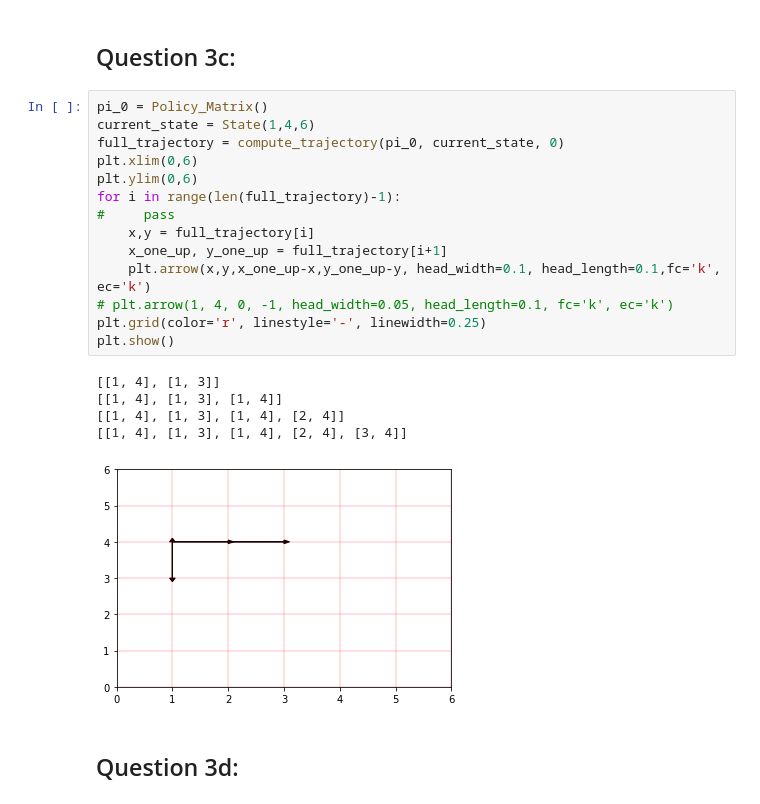
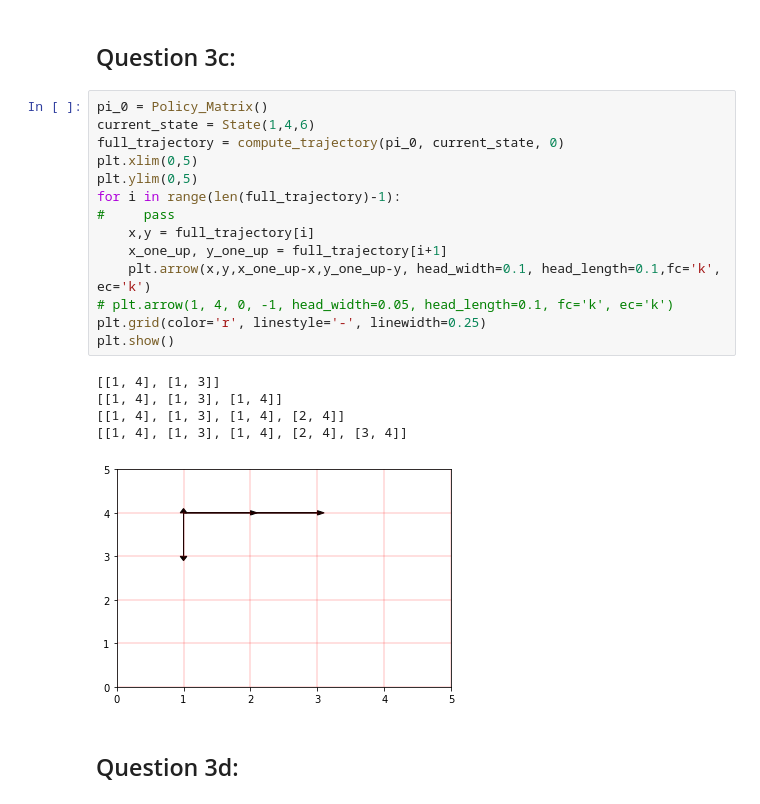
Before and after one commit to ashwinkannan94/EE209, a Jupyter notebook: PSET2/PSET2.ipynb, the cells around one changed output. Saved outputs shown, nothing was run; the diff lists cells and outputs as text.

```diff
--- a/PSET2/PSET2.ipynb
+++ b/PSET2/PSET2.ipynb
@@ -425,23 +424,23 @@ def compute_trajectory(policy, current_state, prob_of_error):
 # %%
 pi_0 = Policy_Matrix()
 current_state = State(1,4,6)
 full_trajectory = compute_trajectory(pi_0, current_state, 0)
-plt.xlim(0,6)
-plt.ylim(0,6)
+plt.xlim(0,5)
+plt.ylim(0,5)
 for i in range(len(full_trajectory)-1):
 #     pass
     x,y = full_trajectory[i]
     x_one_up, y_one_up = full_trajectory[i+1]
     plt.arrow(x,y,x_one_up-x,y_one_up-y, head_width=0.1, head_length=0.1,fc='k', ec='k')
 # plt.arrow(1, 4, 0, -1, head_width=0.05, head_length=0.1, fc='k', ec='k')
 plt.grid(color='r', linestyle='-', linewidth=0.25)
 plt.show()
 # %% [output]
 [[1, 4], [1, 3]]
 [[1, 4], [1, 3], [1, 4]]
 [[1, 4], [1, 3], [1, 4], [2, 4]]
 [[1, 4], [1, 3], [1, 4], [2, 4], [3, 4]]
-[figure, old version]
+[figure, new version]
 # %% [markdown]
 ## Question 3d:
 # %%
```
Also changed, not shown: parts of 8 cells of this notebook.
